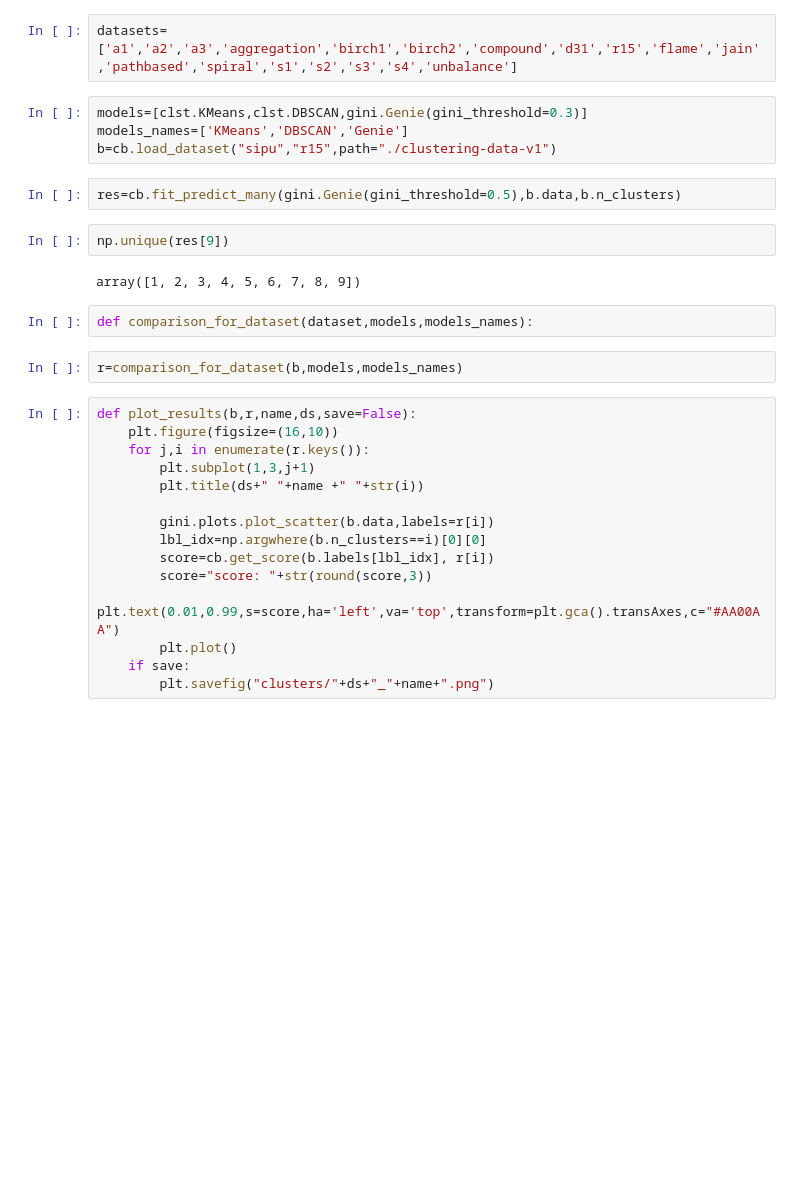
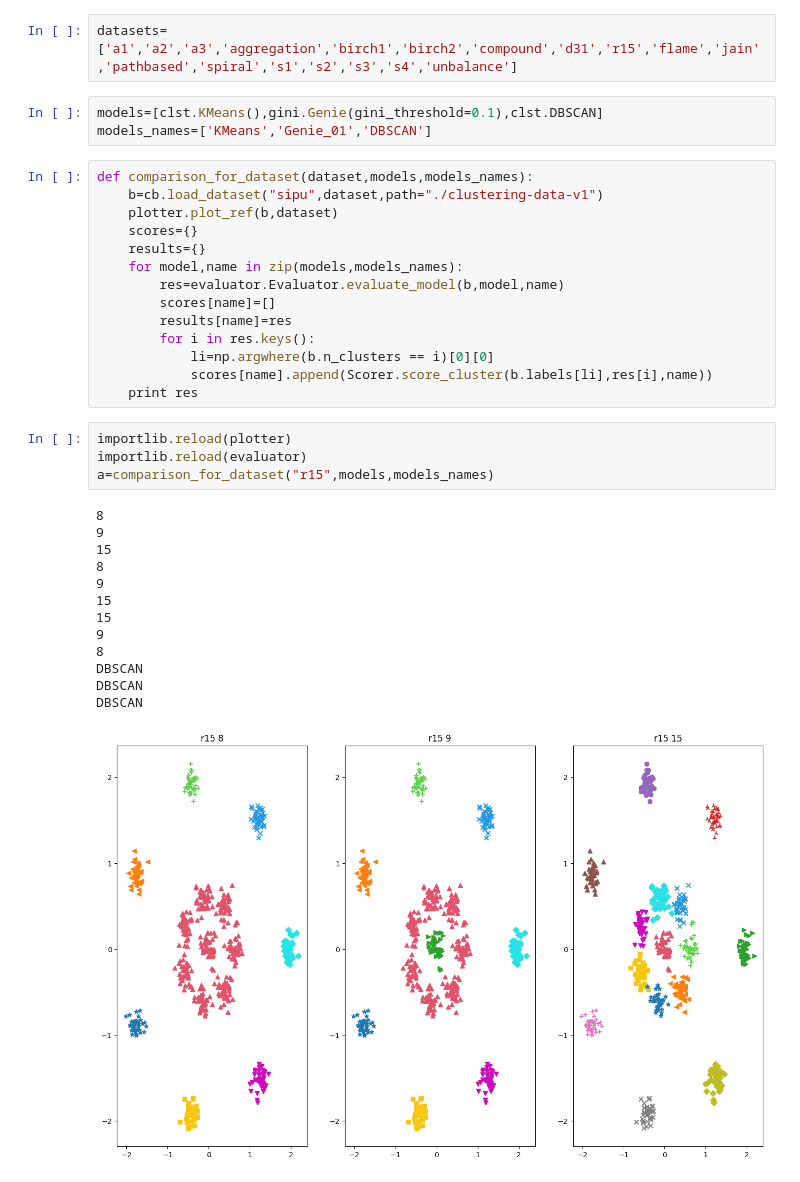
Before and after one commit to PioRow/DVaE, a Jupyter notebook: clustering/dev2.ipynb, the cells around one changed output. Saved outputs shown, nothing was run; the diff lists cells and outputs as text; blank space fills up the shorter version.

```diff
--- a/clustering/dev2.ipynb
+++ b/clustering/dev2.ipynb
@@ -7,31 +16,37 @@ import matplotlib.pyplot as plt
 # %%
 datasets=['a1','a2','a3','aggregation','birch1','birch2','compound','d31','r15','flame','jain','pathbased','spiral','s1','s2','s3','s4','unbalance']
 # %%
-models=[clst.KMeans,clst.DBSCAN,gini.Genie(gini_threshold=0.3)]
-models_names=['KMeans','DBSCAN','Genie']
-b=cb.load_dataset("sipu","r15",path="./clustering-data-v1")
+models=[clst.KMeans(),gini.Genie(gini_threshold=0.1),clst.DBSCAN]
+models_names=['KMeans','Genie_01','DBSCAN']
-# %%
-res=cb.fit_predict_many(gini.Genie(gini_threshold=0.5),b.data,b.n_clusters)
-# %%
-np.unique(res[9])
-# %% [output]
-array([1, 2, 3, 4, 5, 6, 7, 8, 9])
 # %%
 def comparison_for_dataset(dataset,models,models_names):
+    b=cb.load_dataset("sipu",dataset,path="./clustering-data-v1")
+    plotter.plot_ref(b,dataset)
+    scores={}
+    results={}
+    for model,name in zip(models,models_names):
+        res=evaluator.Evaluator.evaluate_model(b,model,name)
+        scores[name]=[]
+        results[name]=res
+        for i in res.keys():
+            li=np.argwhere(b.n_clusters == i)[0][0]
+            scores[name].append(Scorer.score_cluster(b.labels[li],res[i],name))
+    print res
-# %%
-r=comparison_for_dataset(b,models,models_names)
-# %%
-def plot_results(b,r,name,ds,save=False):
-    plt.figure(figsize=(16,10))
-    for j,i in enumerate(r.keys()):
-        plt.subplot(1,3,j+1)
-        plt.title(ds+" "+name +" "+str(i))
-
-        gini.plots.plot_scatter(b.data,labels=r[i])
-        lbl_idx=np.argwhere(b.n_clusters==i)[0][0]
-        score=cb.get_score(b.labels[lbl_idx], r[i])
-        score="score: "+str(round(score,3))
-        plt.text(0.01,0.99,s=score,ha='left',va='top',transform=plt.gca().transAxes,c="#AA00AA")
-        plt.plot()
-    if save:
-        plt.savefig("clusters/"+ds+"_"+name+".png")
+# %%
+importlib.reload(plotter)
+importlib.reload(evaluator)
+a=comparison_for_dataset("r15",models,models_names)
+# %% [output]
+8
+9
+15
+8
+9
+15
+15
+9
+8
+DBSCAN
+DBSCAN
+DBSCAN
+[figure, added]
```
Also changed, not shown: parts of 2 cells of this notebook, 3 other files.
